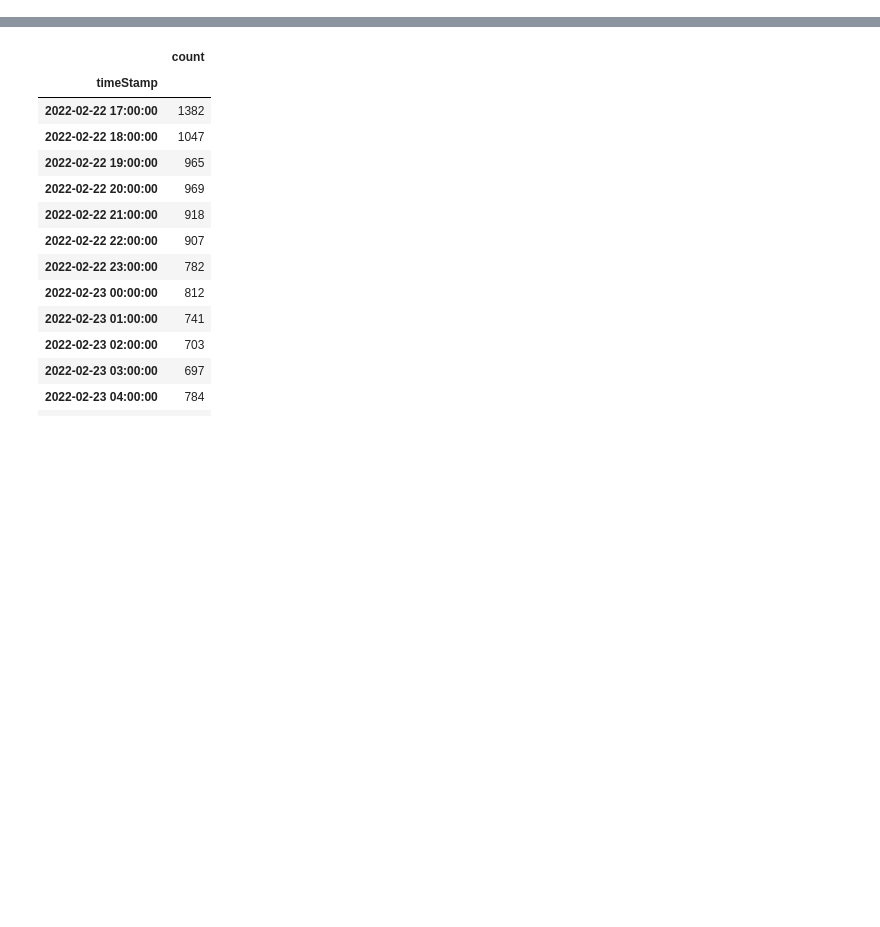
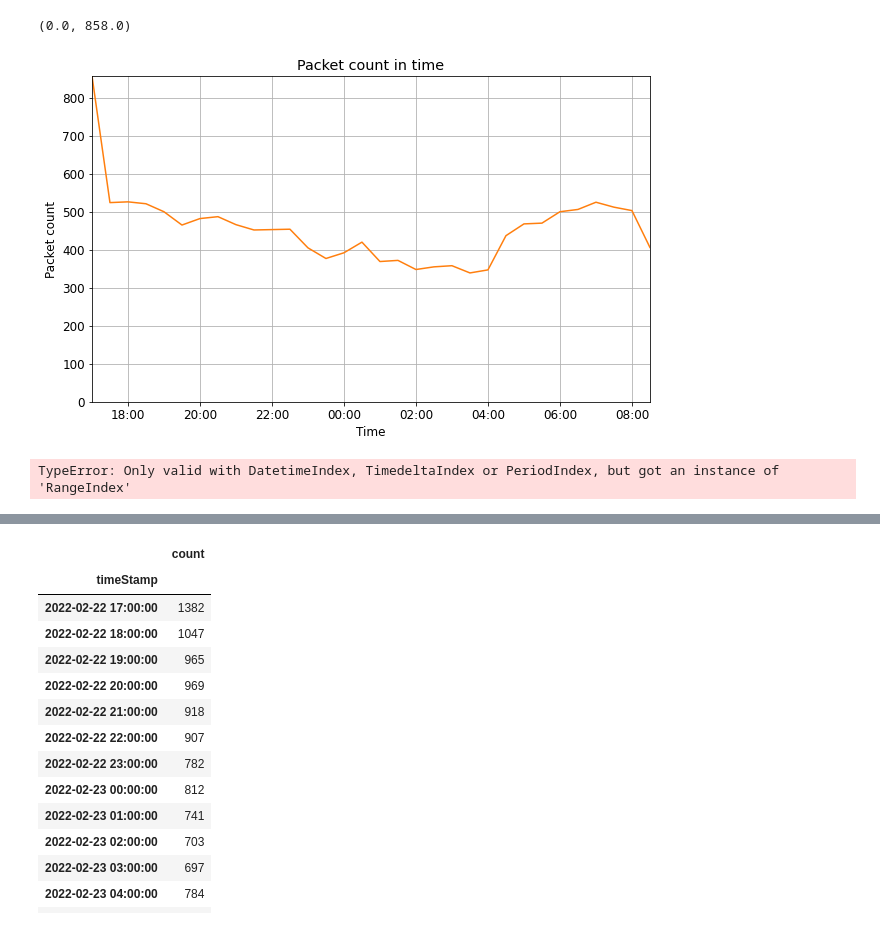
Before and after one commit to ankimme/vut-bp-ics-communication-analyzer, a Jupyter notebook: app.ipynb, the cells around one changed output, grey strips where cells are left out. Cells and saved outputs as stored; diff of their text form; code cells hidden in the pictures; blank space fills up the shorter version.

```diff
--- a/app.ipynb
+++ b/app.ipynb
@@ -34,0 +20,9 @@ str(np.dtype('object'))
+# %%
+df = pd.read_pickle("save/dfb.pkl")
+with open("save/fcn.pkl", "rb") as f:
+    fcn = pickle.load(f)
+
+# df = dsc.add_relative_days(df, fcn)
+# df = dsc.convert_to_timeseries(df, fcn)
+a = dsc.add_pair_id(df, fcn)
+a
@@ -34,0 +43,37 @@ str(np.dtype('object'))
+# %%
+# s = df[fcn.timestamp]
+
+time_series = pd.Series(df[fcn.timestamp].index, index=df[fcn.timestamp])
+ts = time_series.resample('30min').count()
+
+
+x = ts.index
+y = ts.values
+# plt.rc(usetex=True)
+plt.rc('font', size=12)
+fig, ax = plt.subplots(figsize=(10, 6))
+
+ax.plot(x, y, color='tab:orange')
+
+ax.set_xlabel('Time')
+ax.set_ylabel('Packet count')
+ax.set_title('Packet count in time')
+ax.grid(True)
+
+ax.xaxis.set_major_locator(AutoDateLocator())
+ax.xaxis.set_major_formatter(DateFormatter('%H:%M'))
+
+plt.xlim([min(x), max(x)])
+plt.ylim([0, max(y)])
+# %% [output]
+(0.0, 858.0)
+[figure, added]
+# %%
+# s = df[df["l3commId"] == 1]
+df[fcn.timestamp]
+# TODO
+
+time_series = pd.Series(df[fcn.timestamp])
+ts = time_series.resample('30min').count()
+# %% [output]
+TypeError: Only valid with DatetimeIndex, TimedeltaIndex or PeriodIndex, but got an instance of 'RangeIndex'
```
Also changed, not shown: parts of 10 cells of this notebook, 11 other files.
